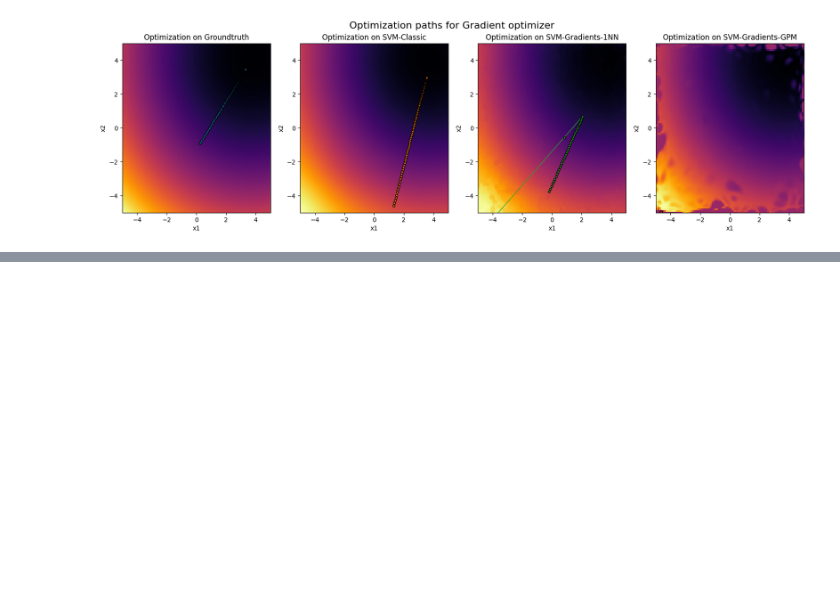
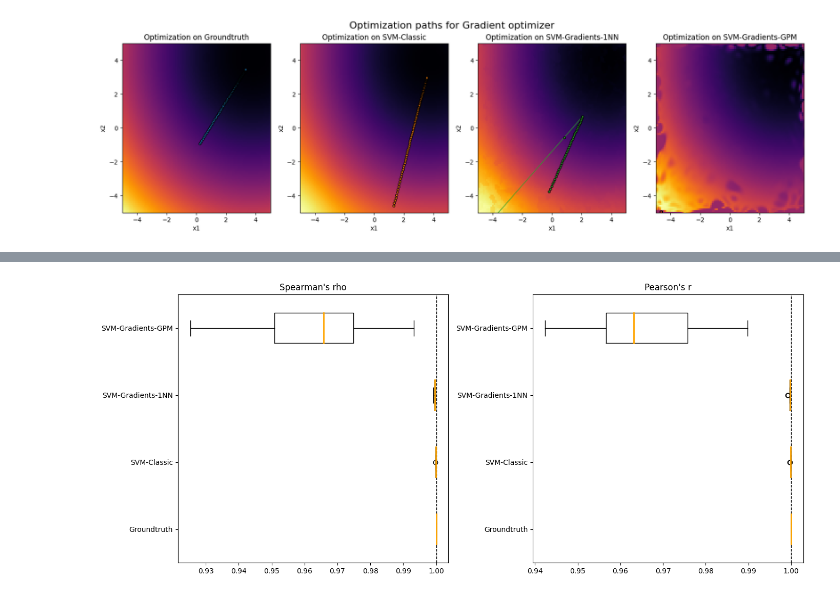
Before and after one commit to mo374z/OptimizationTestfunctionGeneration, a Jupyter notebook: main/f1_simulation.ipynb, the cells around one changed output, grey strips where cells are left out. Saved outputs shown, nothing was run; the diff lists cells and outputs as text; code cells hidden in the pictures; blank space fills up the shorter version.

Commit message:
Add corr coefficient evaluation

```diff
--- a/main/f1_simulation.ipynb
+++ b/main/f1_simulation.ipynb
@@ -160,0 +163,15 @@ tbd
+# %%
+n_samples = 100
+n_resampling = 10
+df_corr_rho = pd.DataFrame(columns=[function[1] for function in functions])
+df_corr_r = pd.DataFrame(columns=[function[1] for function in functions])
+
+for i in range(n_resampling):
+    X_test, y_test, _, _ = get_sample(problem_f01, n_samples=n_samples, n_dim=2, seed=i, method='random')
+    row_r = []
+    row_rho = []
+    for function in functions:
+        row_r.append(pearsonr(y_test, function[0](X_test))[0])
+        row_rho.append(spearmanr(y_test, function[0](X_test))[0])
+    df_corr_rho.loc[len(df_corr_rho)] = row_rho
+    df_corr_r.loc[len(df_corr_r)] = row_r
@@ -160,0 +190,15 @@ tbd
+# %%
+# boxplot of correlation coefficients
+plt.figure(figsize=(14, 6))
+plt.subplot(121)
+plt.title("Spearman's rho")
+df_corr_rho.boxplot(grid=False, vert=False, medianprops={'color': 'orange', 'linewidth': 2}, whiskerprops={'color': 'black', 'linewidth': 1}, capprops={'color': 'black', 'linewidth': 1}, flierprops={'color': 'black', 'linewidth': 1}, boxprops={'color': 'black', 'linewidth': 1})
+plt.vlines(x=1, ymin=0.5, ymax=len(df_corr_rho.columns)+0.5, color='black', linestyles='dashed', linewidth=1)
+plt.subplot(122)
+plt.title("Pearson's r")
+df_corr_r.boxplot(grid=False, vert=False, medianprops={'color': 'orange', 'linewidth': 2}, whiskerprops={'color': 'black', 'linewidth': 1}, capprops={'color': 'black', 'linewidth': 1}, flierprops={'color': 'black', 'linewidth': 1}, boxprops={'color': 'black', 'linewidth': 1})
+plt.vlines(x=1, ymin=0.5, ymax=len(df_corr_rho.columns)+0.5, color='black', linestyles='dashed', linewidth=1)
+plt.tight_layout()
+plt.show()
+# %% [output]
+[figure, added]
```
Also changed, not shown: parts of 4 cells of this notebook.
